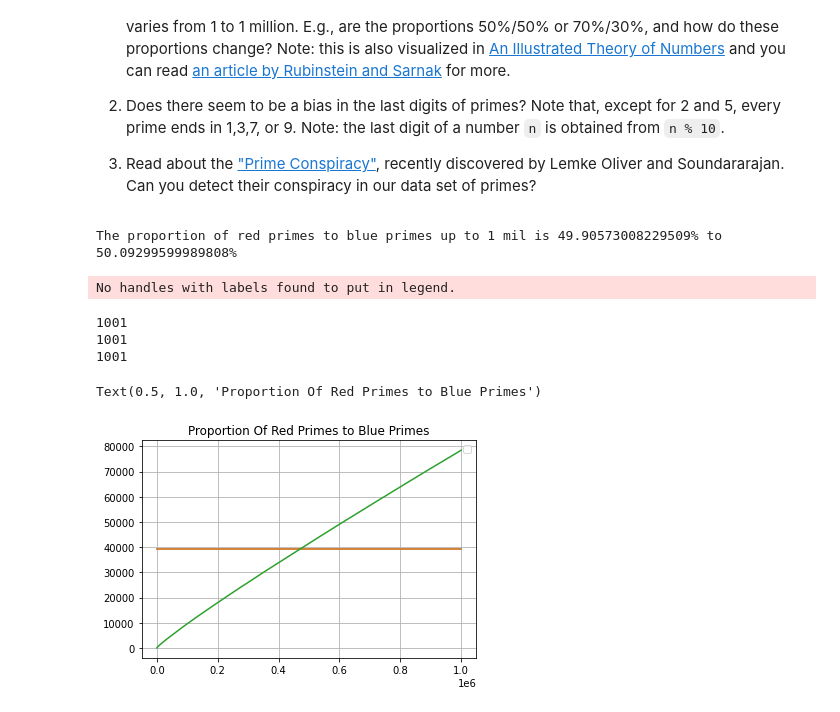
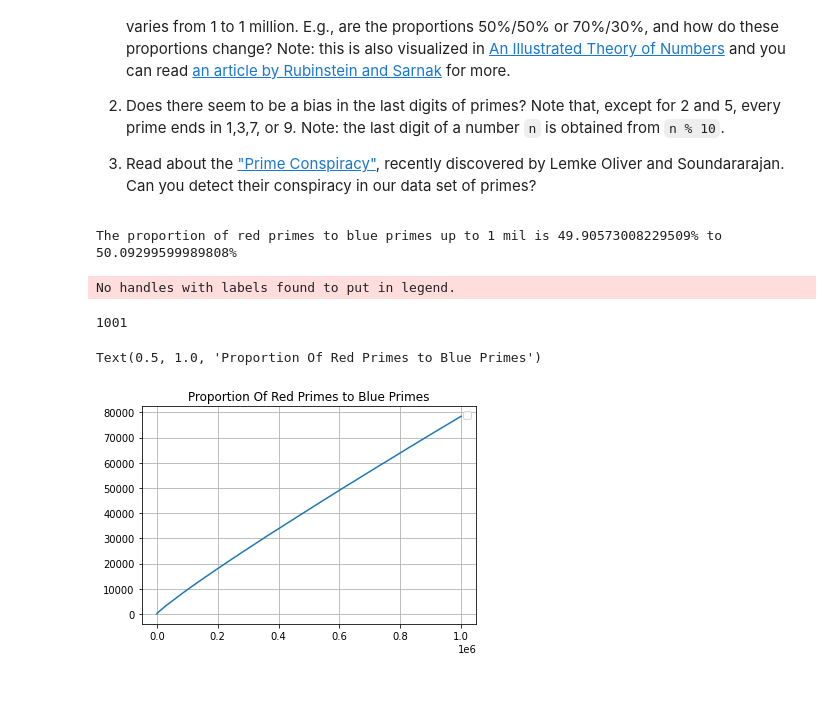
Before and after one commit to Gavin-Moss/Python-for-Math, a Jupyter notebook: P4M_Notebook_3.ipynb, the cells around one changed output. Cells and saved outputs as stored; diff of their text form; code cells hidden in the pictures.

```diff
--- a/P4M_Notebook_3.ipynb
+++ b/P4M_Notebook_3.ipynb
@@ -995,5 +1002,6 @@ Observe that gaps of 2 (twin primes) are pretty frequent.  There are over 8000 o
 3.  Read about the ["Prime Conspiracy"](https://www.quantamagazine.org/mathematicians-discover-prime-conspiracy-20160313), recently discovered by Lemke Oliver and Soundararajan.  Can you detect their conspiracy in our data set of primes?
 # %%
 def redprimes_upto(x):
-    return len([p for p in primes if (p % 4 == 1)])
+  totalPrimes = where(isprime_list(x))
+  return len([p for p in totalPrimes if p % 4 == 1])
 # %%
@@ -1001,4 +1009,5 @@ redprimes_upto(100000)
 # %%
 def blueprimes_upto(x):
-  return len([p for p in primes if (p % 4 == 3)])
+  totalPrimes = where(isprime_list(x))
+  return len([p for p in totalPrimes if p % 4 == 3])
 # %%
@@ -1006,34 +1015,32 @@ blueprimes_upto(100000)
 # %%
-x_values = numpy.linspace(1,1000000,1001)
+x_values = numpy.linspace(0,1000000,1001)
 
 totalPrimes = where(isprime_list(1000000))
 totalNumPrimes = len(totalPrimes)
 
 proportionOfRed = (redprimes_upto(1000000)/totalNumPrimes)*100
 proportionOfBlue = (blueprimes_upto(1000000)/totalNumPrimes)*100
 
 print("The proportion of red primes to blue primes up to 1 mil is {}% to {}%".format(proportionOfRed, proportionOfBlue))
 
-Red_values = numpy.array([redprimes_upto(x) for x in x_values])
-Blue_values = numpy.array([blueprimes_upto(x) for x in x_values])
+#Red_values = numpy.array([redprimes_upto(x) for x in x_values])
+#Blue_values = numpy.array([blueprimes_upto(x) for x in x_values])
 pix_values = numpy.array([primes_upto(x) for x in x_values])
 
 print(len(x_values))
-print(len(Red_values))
-print(len(Blue_values))
+#print(len(Red_values))
+#print(len(Blue_values))
 
 %matplotlib inline
-plt.plot(x_values,Red_values)
-plt.plot(x_values,Blue_values)
+#plt.plot(x_values,Red_values, label = 'red primes')
+#plt.plot(x_values,Blue_values, label = 'blue primes')
 plt.plot(x_values,pix_values)
 plt.grid(True)
 plt.legend()
 plt.title('Proportion Of Red Primes to Blue Primes')
 # %% [output]
 The proportion of red primes to blue primes up to 1 mil is 49.90573008229509% to 50.09299599989808%
 No handles with labels found to put in legend.
 1001
-1001
-1001
 Text(0.5, 1.0, 'Proportion Of Red Primes to Blue Primes')
-[figure, old version]
+[figure, new version]
```
Also changed, not shown: parts of 5 cells of this notebook.
